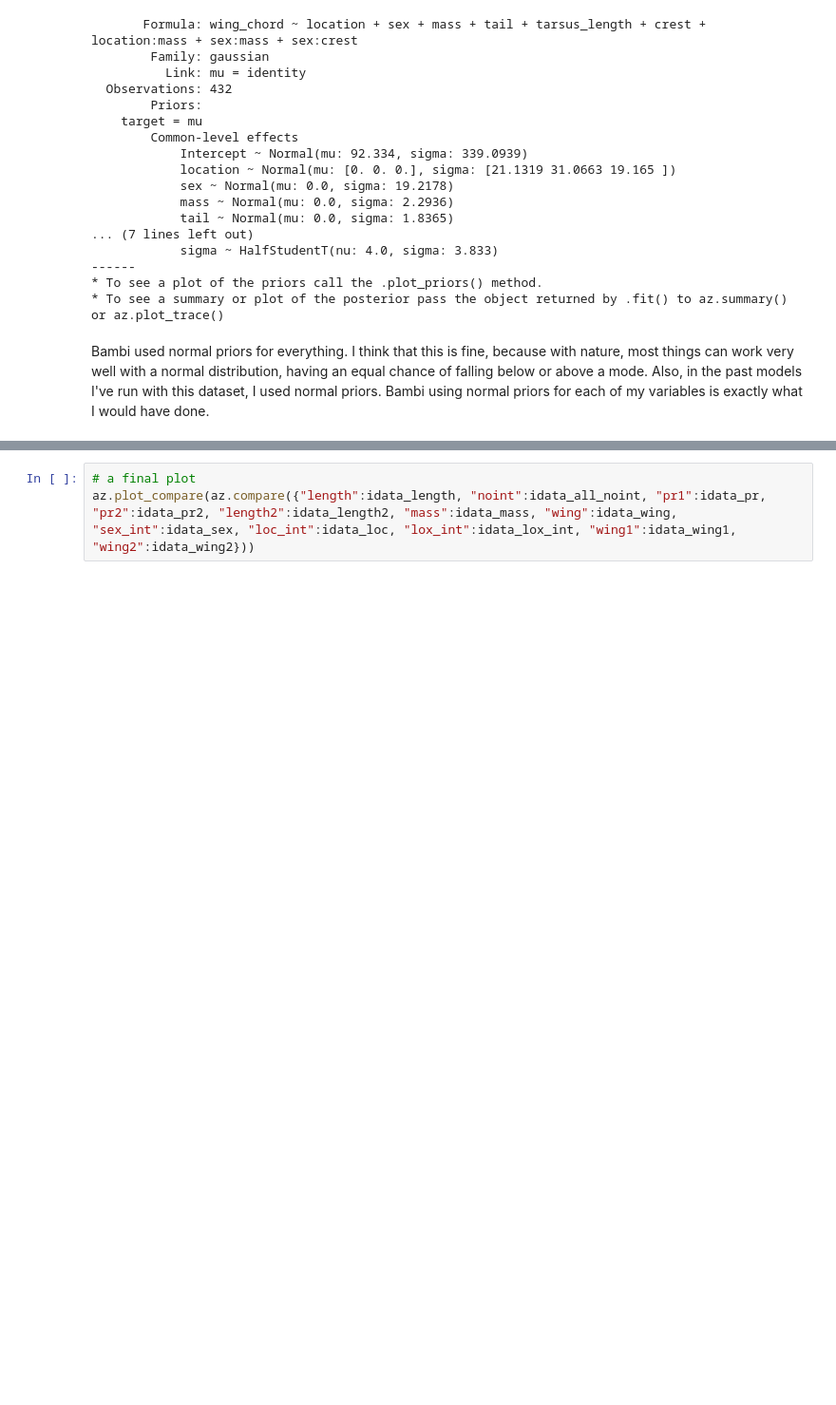
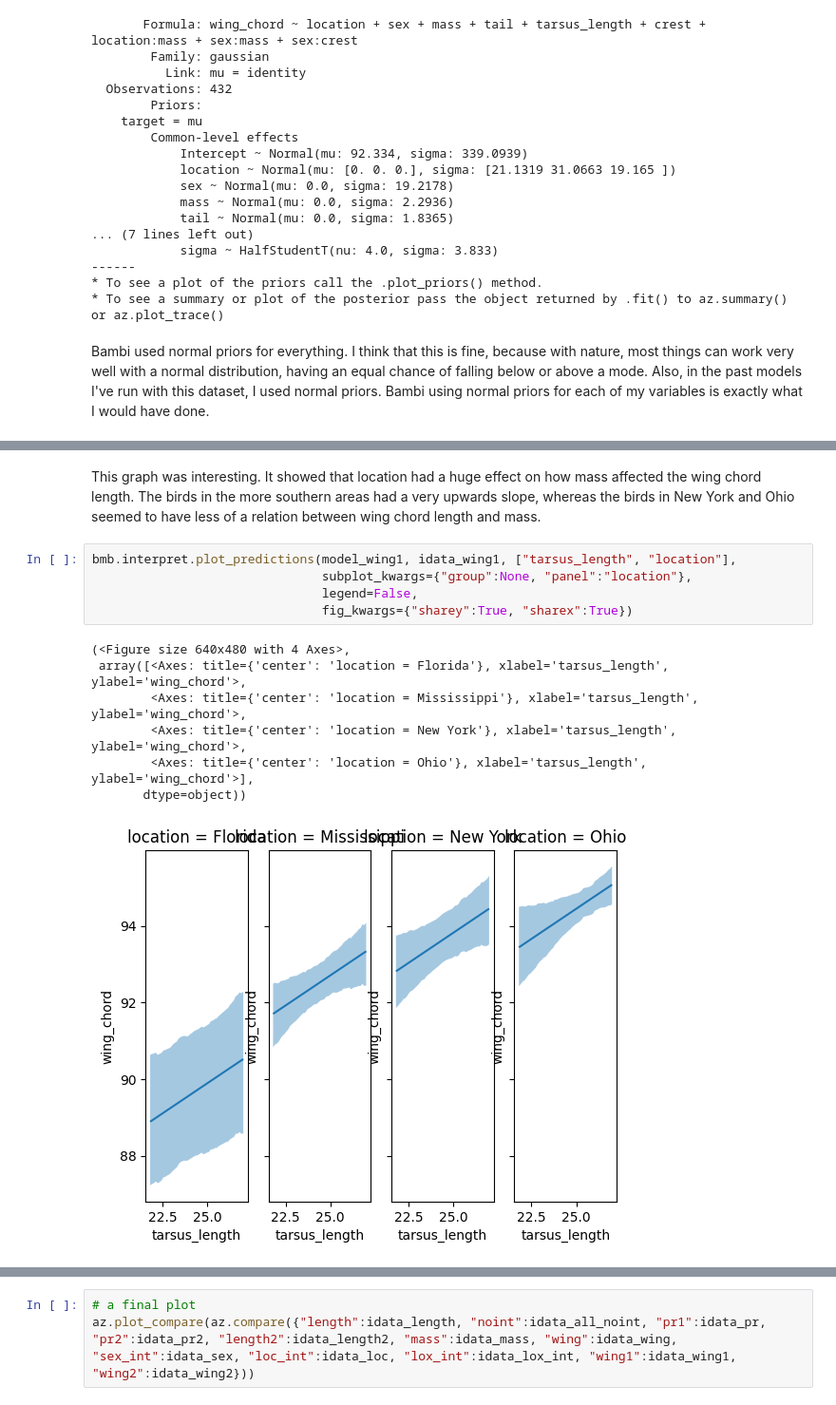
Before and after one commit to Spookytober/Datascience, a Jupyter notebook: Aubr_OrfU6Proj.ipynb, the cells around one changed output, grey strips where cells are left out. Shown: that part at 95% size. Cells and saved outputs as stored; diff of their text form; blank space fills up the shorter version.

```diff
--- a/Aubr_OrfU6Proj.ipynb
+++ b/Aubr_OrfU6Proj.ipynb
@@ -222,0 +237,15 @@ Bambi used normal priors for everything. I think that this is fine, because with
+# %% [markdown]
+This graph was interesting. It showed that location had a huge effect on how mass affected the wing chord length. The birds in the more southern areas had a very upwards slope, whereas the birds in New York and Ohio seemed to have less of a relation between wing chord length and mass.
+# %%
+bmb.interpret.plot_predictions(model_wing1, idata_wing1, ["tarsus_length", "location"],
+                               subplot_kwargs={"group":None, "panel":"location"},
+                               legend=False,
+                               fig_kwargs={"sharey":True, "sharex":True})
+# %% [output]
+(<Figure size 640x480 with 4 Axes>,
+ array([<Axes: title={'center': 'location = Florida'}, xlabel='tarsus_length', ylabel='wing_chord'>,
+        <Axes: title={'center': 'location = Mississippi'}, xlabel='tarsus_length', ylabel='wing_chord'>,
+        <Axes: title={'center': 'location = New York'}, xlabel='tarsus_length', ylabel='wing_chord'>,
+        <Axes: title={'center': 'location = Ohio'}, xlabel='tarsus_length', ylabel='wing_chord'>],
+       dtype=object))
+[figure, added]
```
Also changed, not shown: parts of 9 cells of this notebook.
